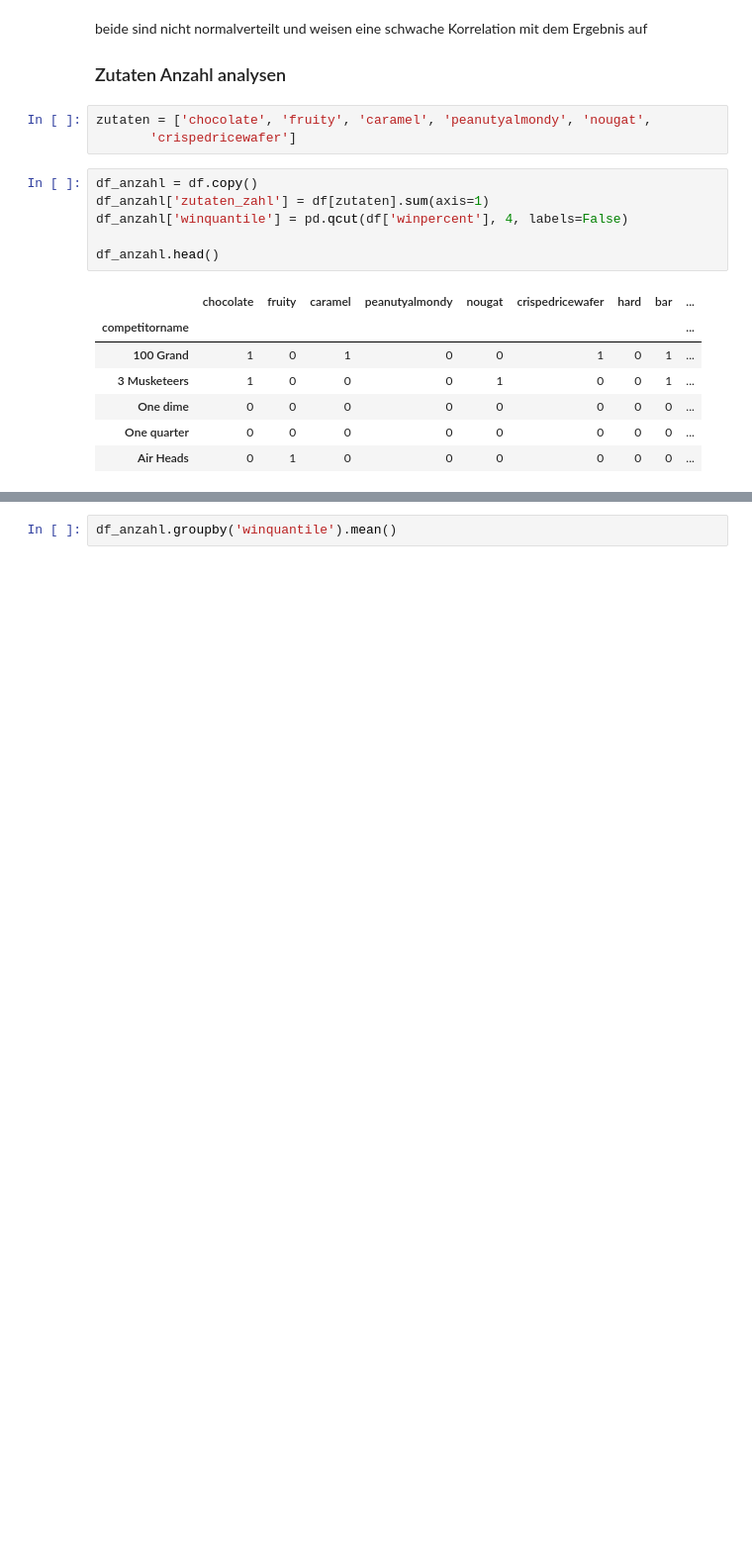
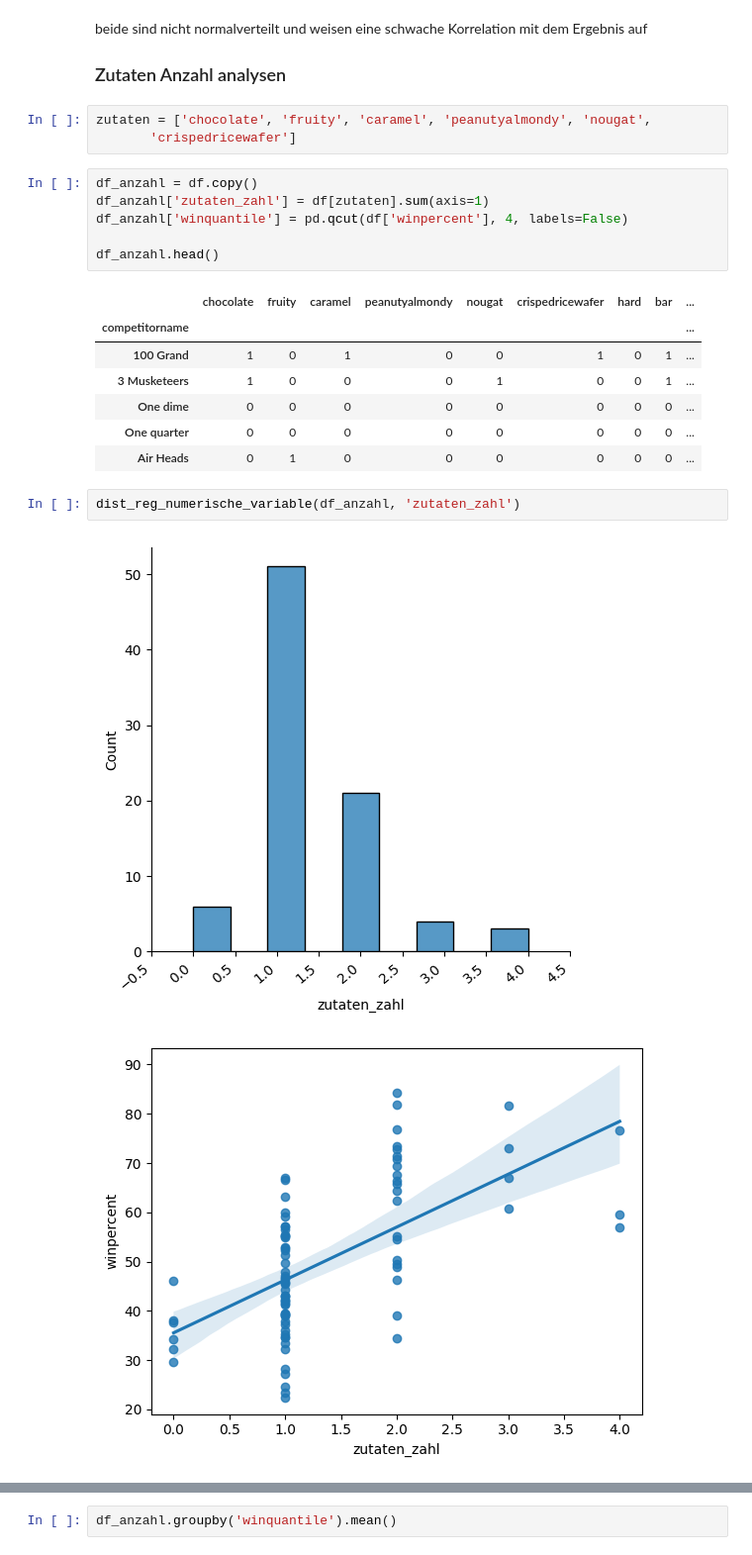
Before and after one commit to amanda8412383/candy_ranking, a Jupyter notebook: etl.ipynb, the cells around one changed output, grey strips where cells are left out. Shown: that part at 99% size. Cells and saved outputs as stored; diff of their text form; blank space fills up the shorter version.

```diff
--- a/etl.ipynb
+++ b/etl.ipynb
@@ -79,3 +85,8 @@ df_anzahl.head()
 | One dime | 0 | 0 | 0 | 0 | 0 | 0 | 0 | 0 | ... |
 | One quarter | 0 | 0 | 0 | 0 | 0 | 0 | 0 | 0 | ... |
 | Air Heads | 0 | 1 | 0 | 0 | 0 | 0 | 0 | 0 | ... |
+# %%
+dist_reg_numerische_variable(df_anzahl, 'zutaten_zahl')
+# %% [output]
+[figure, added]
+[figure, added]
```
Also changed, not shown: parts of 13 cells of this notebook.
